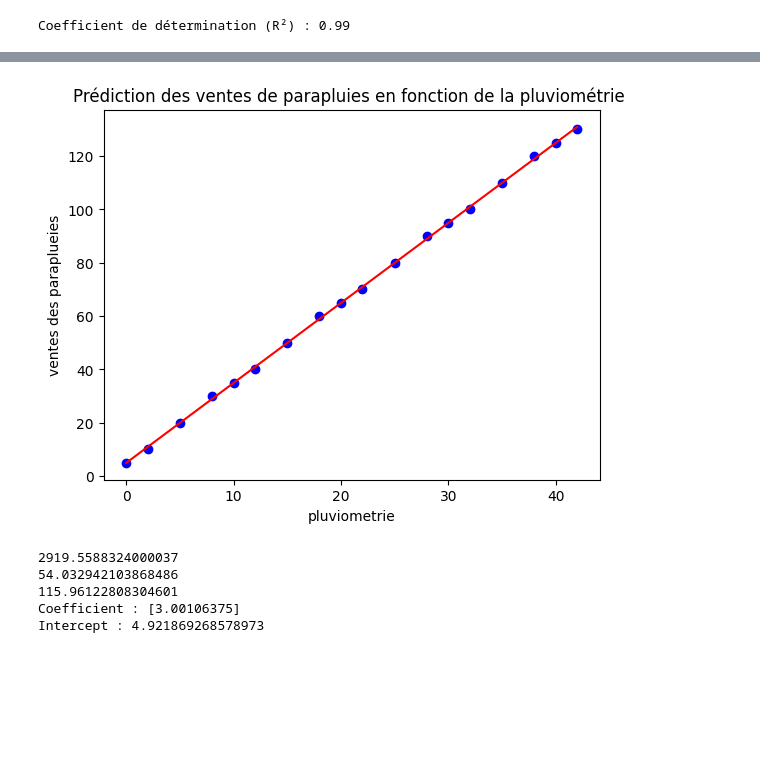
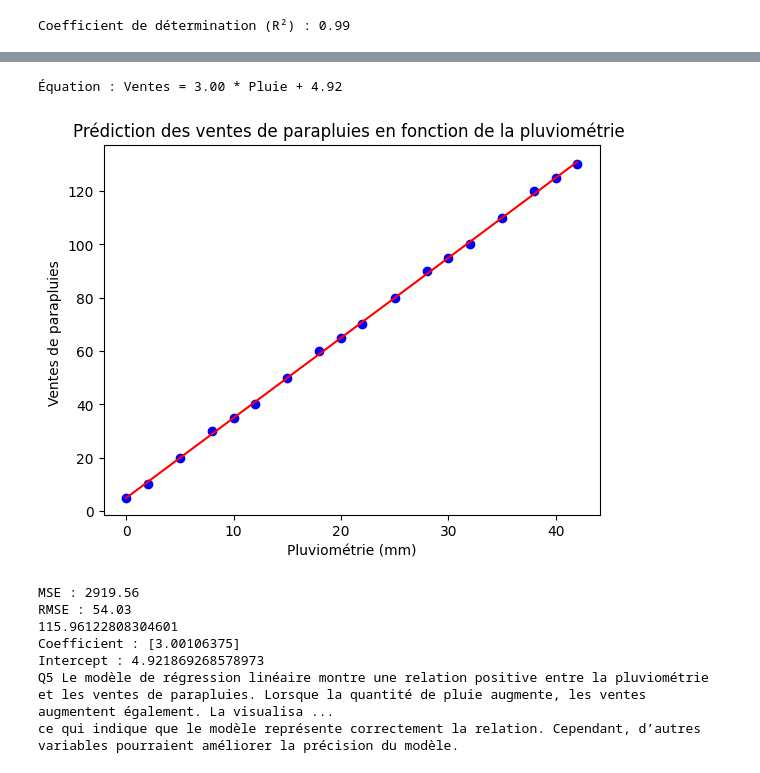
Before and after one commit to souhaylelhammadi/analytique-des-donn-es-et-informatique-d-cisionnelle, a Jupyter notebook: Untitled1.ipynb, the cells around one changed output, grey strips where cells are left out. Drawn from its saved outputs; the diff is of its cells as text; code cells hidden in the pictures; blank space fills up the shorter version.

```diff
--- a/Untitled1.ipynb
+++ b/Untitled1.ipynb
@@ -239,35 +244,40 @@ prédit le modèle pour une température de 32°C : [247.81746032]
 # %%
-import pandas as pd
-import matplotlib.pyplot as plt
-from sklearn.linear_model import LinearRegression
-from sklearn.metrics import mean_squared_error
-import numpy as np
 
-P=np.array([0,2,5,8,10,12,15,18,20,22,25,28,30,32,35,38,40,42]).reshape(-1,1)
-V=np.array([5,10,20,30,35,40,50,60,65,70,80,90,95,100,110,120,125,130])
+P=np.array([0, 2, 5, 8, 10, 12, 15, 18, 20, 22, 25, 28, 30, 32, 35, 38, 40, 42]).reshape(-1,1)
+V=np.array( [5, 10, 20, 30, 35, 40, 50, 60, 65, 70, 80, 90, 95, 100, 110, 120, 125, 130])
 
 model=LinearRegression()
 model.fit(P,V)
-
+# Coefficients
+a = model.coef_[0]
+b = model.intercept_
+print(f'Équation : Ventes = {a:.2f} * Pluie + {b:.2f}')
 plt.scatter(P,V,color='blue')
 plt.plot(P,model.predict(P),color='red')
-plt.xlabel('pluviometrie')
-plt.ylabel('ventes des paraplueies')
+plt.xlabel('Pluviométrie (mm)')
+plt.ylabel('Ventes de parapluies ')
 plt.title('Prédiction des ventes de parapluies en fonction de la pluviométrie ')
 plt.show()
 mse=mean_squared_error(P,model.predict(P))
-print(mse)
+
 rmse=np.sqrt(mse)
-print(rmse)
+print(f'MSE : {mse:.2f}')
+print(f'RMSE : {rmse:.2f}')
 pred37=model.predict([[37]])
 print(pred37[0])
 print("Coefficient :", model.coef_)
 print("Intercept :", model.intercept_)
-print('Q5 Le modèle de régression linéaire montre une relation positive entre la pluviométrie et les ventes de parapluies. Lorsque la quantité de pluie augmente, les ventes augmentent également. La visualisation confirme une tendance linéaire claire et les erreurs (RMSE) restent faibles, ce qui indique que le modèle représente correctement la relation. Cependant, d’autres variables pourraient améliorer la précision du modèle.')
+print("""Q5 Le modèle de régression linéaire montre une relation positive entre la pluviométrie et les ventes de parapluies.
+Lorsque la quantité de pluie augmente, les ventes augmentent également.
+ La visualisation confirme une tendance linéaire claire et les erreurs (RMSE) restent faibles,
+ce qui indique que le modèle représente correctement la relation. Cependant, d’autres variables pourraient améliorer la précision du modèle.""")
 # %% [output]
+Équation : Ventes = 3.00 * Pluie + 4.92
-[figure, old version]
+[figure, new version]
-2919.5588324000037
-54.032942103868486
-115.96122808304601
-Coefficient : [3.00106375]
-Intercept : 4.921869268578973
+MSE : 2919.56
+RMSE : 54.03
+115.96122808304601
+Coefficient : [3.00106375]
+Intercept : 4.921869268578973
+Q5 Le modèle de régression linéaire montre une relation positive entre la pluviométrie et les ventes de parapluies. Lorsque la quantité de pluie augmente, les ventes augmentent également. La visualisa ...
+ce qui indique que le modèle représente correctement la relation. Cependant, d’autres variables pourraient améliorer la précision du modèle.
```
Also changed, not shown: parts of 2 cells of this notebook.
